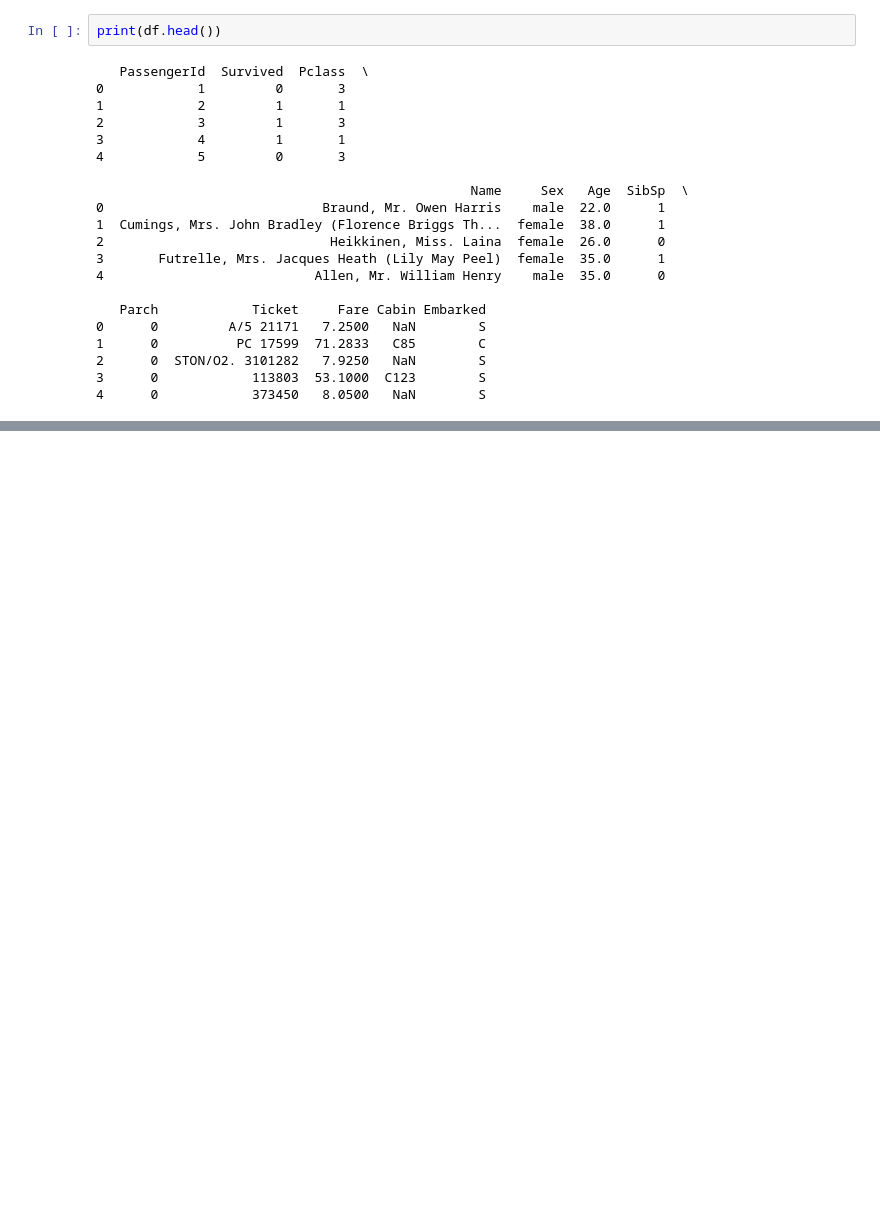
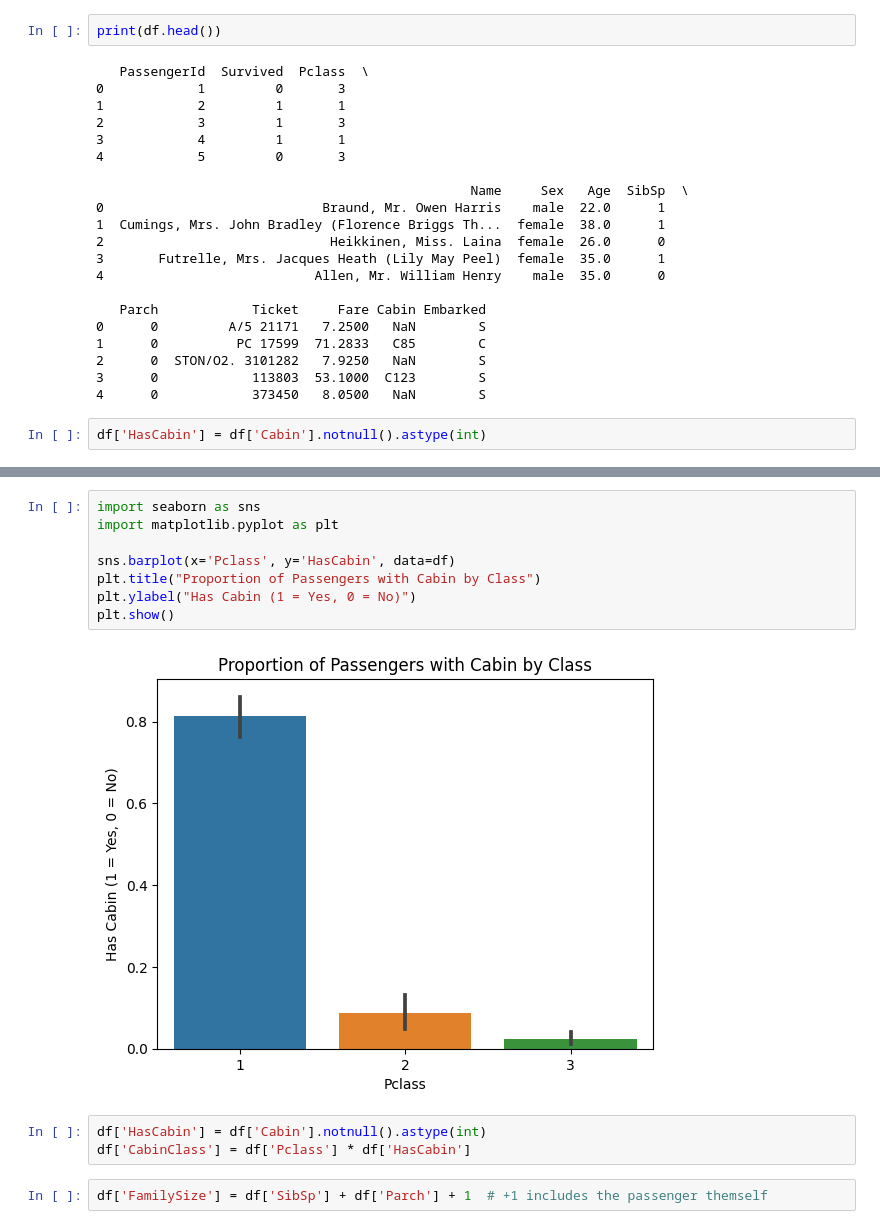
Before and after one commit to mypage-shivangi/Titanic, a Jupyter notebook: titanic.ipynb, the cells around one changed output, grey strips where cells are left out. Cells and saved outputs as stored; diff of their text form; blank space fills up the shorter version.

```diff
--- a/titanic.ipynb
+++ b/titanic.ipynb
@@ -43,3 +43,5 @@ print(df.head())
 2      0  STON/O2. 3101282   7.9250   NaN        S
 3      0            113803  53.1000  C123        S
 4      0            373450   8.0500   NaN        S
+# %%
+df['HasCabin'] = df['Cabin'].notnull().astype(int)
@@ -45,0 +57,15 @@ print(df.head())
+# %%
+import seaborn as sns
+import matplotlib.pyplot as plt
+
+sns.barplot(x='Pclass', y='HasCabin', data=df)
+plt.title("Proportion of Passengers with Cabin by Class")
+plt.ylabel("Has Cabin (1 = Yes, 0 = No)")
+plt.show()
+# %% [output]
+[figure, added]
+# %%
+df['HasCabin'] = df['Cabin'].notnull().astype(int)
+df['CabinClass'] = df['Pclass'] * df['HasCabin']
+# %%
+df['FamilySize'] = df['SibSp'] + df['Parch'] + 1  # +1 includes the passenger themself
```
Also changed, not shown: parts of 33 cells of this notebook.
